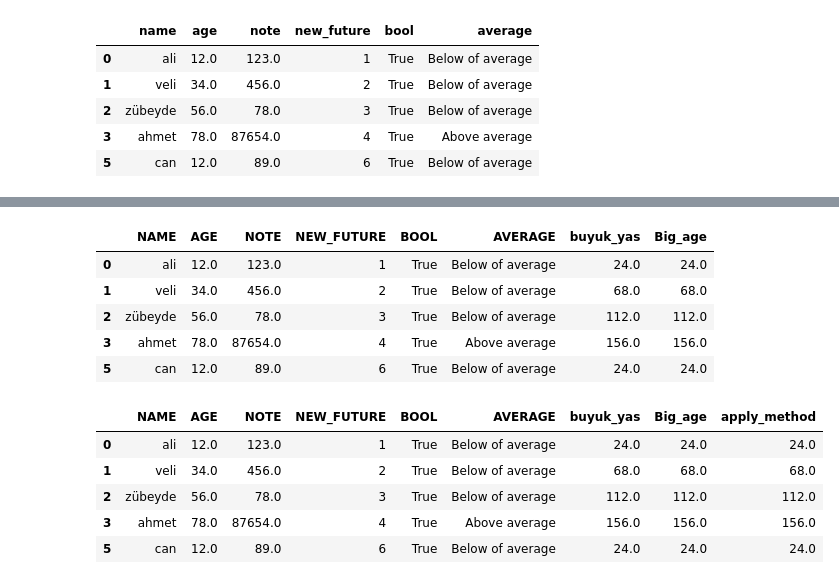
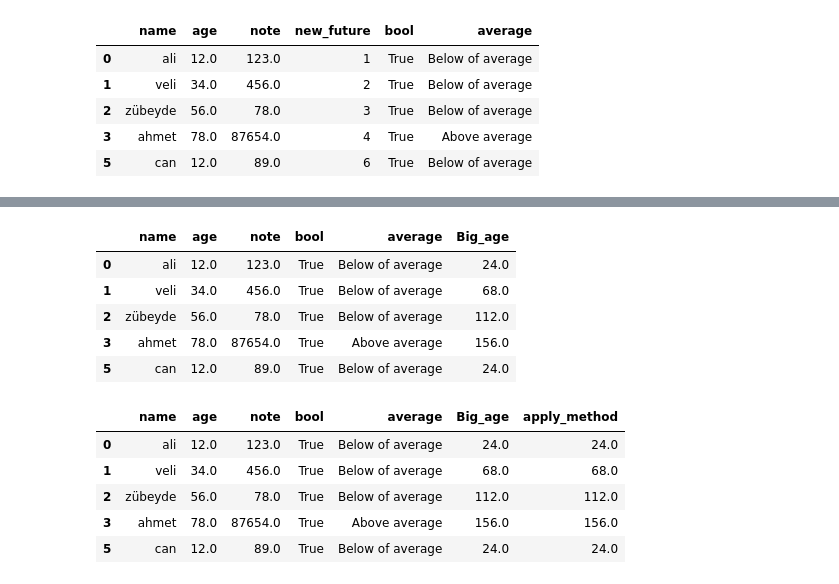
Before and after one commit to 2017710206255MN/Machine-Learning, a Jupyter notebook: Week_2_Pandas.ipynb, the cells around one changed output, grey strips where cells are left out. Drawn from its saved outputs; the diff is of its cells as text; code cells hidden in the pictures.

```diff
--- a/Week_2_Pandas.ipynb
+++ b/Week_2_Pandas.ipynb
@@ -307,23 +306,23 @@ data_contact_2
 # %%
 #Transforming Data
-dataframe["Big_age"] = [each*2 for each in dataframe.AGE]
+dataframe["Big_age"] = [each*2 for each in dataframe.age]
 dataframe
 # %% [output]
-|  | NAME | AGE | NOTE | NEW_FUTURE | BOOL | AVERAGE | buyuk_yas | Big_age |
-| 0 | ali | 12.0 | 123.0 | 1 | True | Below of average | 24.0 | 24.0 |
-| 1 | veli | 34.0 | 456.0 | 2 | True | Below of average | 68.0 | 68.0 |
-| 2 | zübeyde | 56.0 | 78.0 | 3 | True | Below of average | 112.0 | 112.0 |
-| 3 | ahmet | 78.0 | 87654.0 | 4 | True | Above average | 156.0 | 156.0 |
-| 5 | can | 12.0 | 89.0 | 6 | True | Below of average | 24.0 | 24.0 |
+|  | name | age | note | bool | average | Big_age |
+| 0 | ali | 12.0 | 123.0 | True | Below of average | 24.0 |
+| 1 | veli | 34.0 | 456.0 | True | Below of average | 68.0 |
+| 2 | zübeyde | 56.0 | 78.0 | True | Below of average | 112.0 |
+| 3 | ahmet | 78.0 | 87654.0 | True | Above average | 156.0 |
+| 5 | can | 12.0 | 89.0 | True | Below of average | 24.0 |
 # %%
 def mlt(yas):
     return yas*2
-dataframe["apply_method"] = dataframe.AGE.apply(mlt)
+dataframe["apply_method"] = dataframe.age.apply(mlt)
 dataframe
 # %% [output]
-|  | NAME | AGE | NOTE | NEW_FUTURE | BOOL | AVERAGE | buyuk_yas | Big_age | apply_method |
-| 0 | ali | 12.0 | 123.0 | 1 | True | Below of average | 24.0 | 24.0 | 24.0 |
-| 1 | veli | 34.0 | 456.0 | 2 | True | Below of average | 68.0 | 68.0 | 68.0 |
-| 2 | zübeyde | 56.0 | 78.0 | 3 | True | Below of average | 112.0 | 112.0 | 112.0 |
-| 3 | ahmet | 78.0 | 87654.0 | 4 | True | Above average | 156.0 | 156.0 | 156.0 |
-| 5 | can | 12.0 | 89.0 | 6 | True | Below of average | 24.0 | 24.0 | 24.0 |
+|  | name | age | note | bool | average | Big_age | apply_method |
+| 0 | ali | 12.0 | 123.0 | True | Below of average | 24.0 | 24.0 |
+| 1 | veli | 34.0 | 456.0 | True | Below of average | 68.0 | 68.0 |
+| 2 | zübeyde | 56.0 | 78.0 | True | Below of average | 112.0 | 112.0 |
+| 3 | ahmet | 78.0 | 87654.0 | True | Above average | 156.0 | 156.0 |
+| 5 | can | 12.0 | 89.0 | True | Below of average | 24.0 | 24.0 |
```
Also changed, not shown: parts of 6 cells of this notebook.
